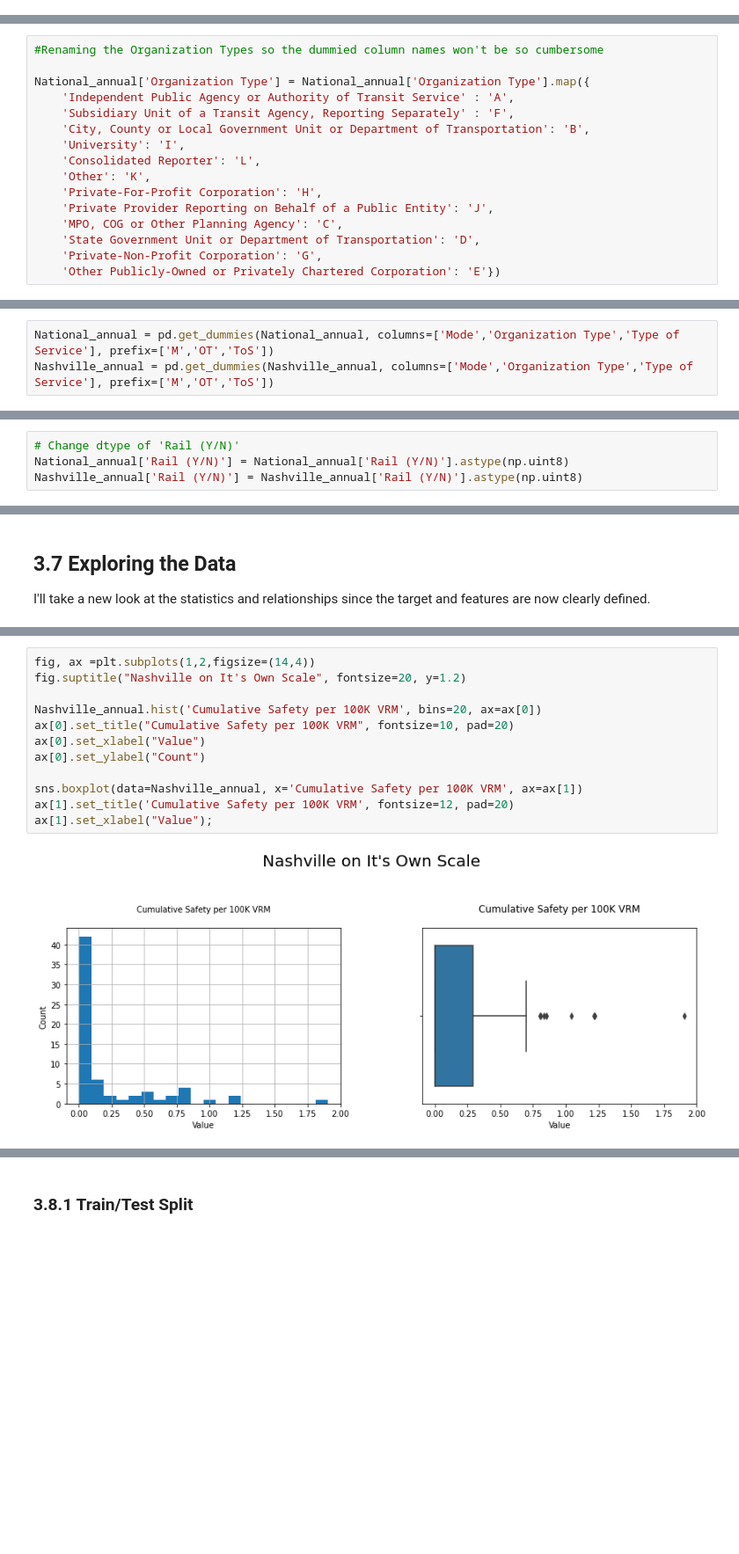
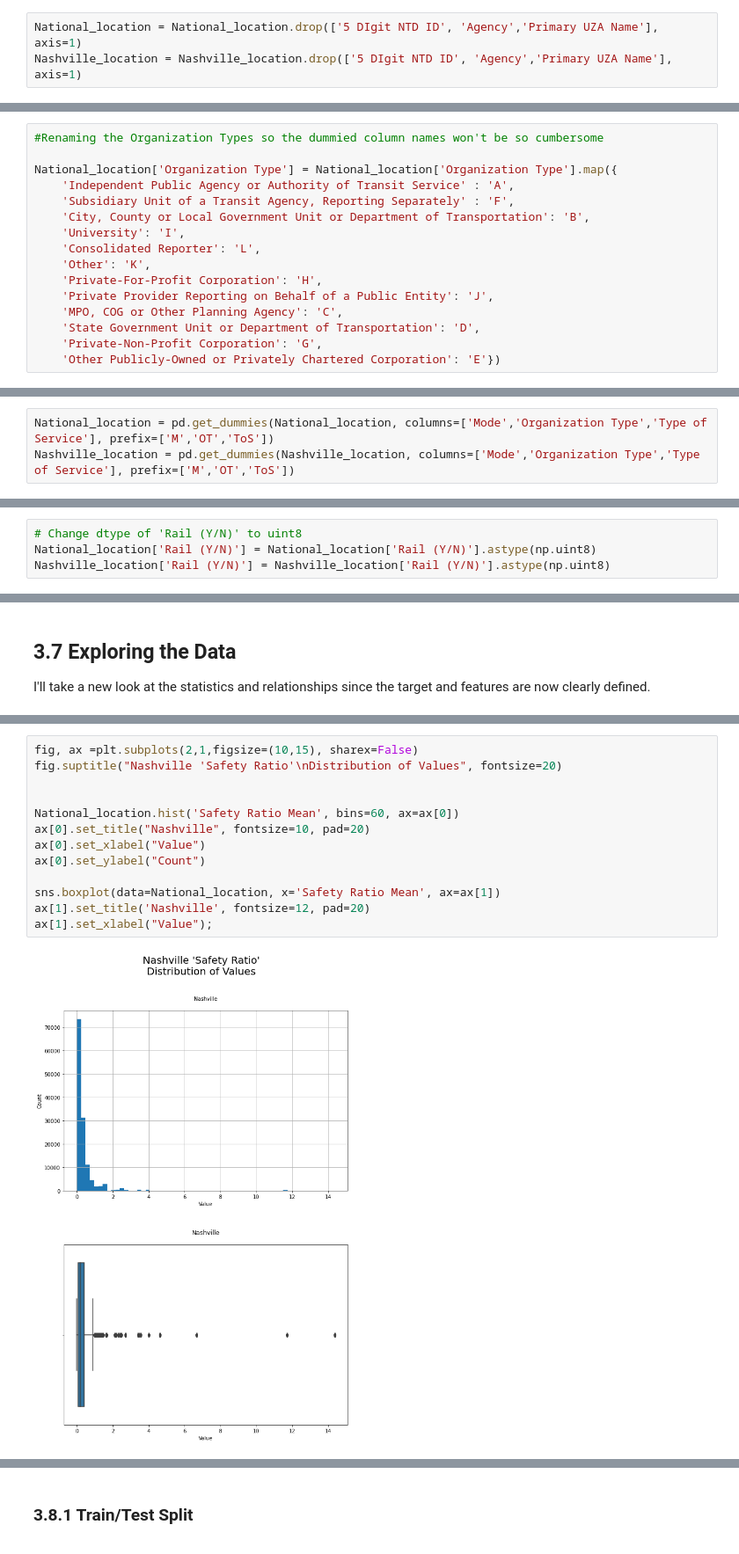
Before and after one commit to tamarahorne/Springboard, a Jupyter notebook: Capstone Project 2/notebooks/04_Preprocessing_and_Training.ipynb, the cells around one changed output, grey strips where cells are left out. Shown at 88% size. Drawn from its saved outputs; the diff is of its cells as text; blank space fills up the shorter version.

Commit message:
aggregated to location

```diff
--- a/Capstone Project 2/notebooks/04_Preprocessing_and_Training.ipynb
+++ b/Capstone Project 2/notebooks/04_Preprocessing_and_Training.ipynb
@@ -399,0 +317,3 @@ National_annual['Cumulative Safety per 100K VRM'].hist(by=National_annual['Mode'
+# %%
+National_location = National_location.drop(['5 DIgit NTD ID', 'Agency','Primary UZA Name'], axis=1)
+Nashville_location = Nashville_location.drop(['5 DIgit NTD ID', 'Agency','Primary UZA Name'], axis=1)
@@ -420,7 +362,7 @@ Name: Organization Type, dtype: int64
 # %%
 #Renaming the Organization Types so the dummied column names won't be so cumbersome
 
-National_annual['Organization Type'] = National_annual['Organization Type'].map({
+National_location['Organization Type'] = National_location['Organization Type'].map({
     'Independent Public Agency or Authority of Transit Service' : 'A',
     'Subsidiary Unit of a Transit Agency, Reporting Separately' : 'F',
     'City, County or Local Government Unit or Department of Transportation': 'B',
@@ -467,5 +409,5 @@ J     9
 Name: Organization Type, dtype: int64
 # %%
-National_annual = pd.get_dummies(National_annual, columns=['Mode','Organization Type','Type of Service'], prefix=['M','OT','ToS'])
-Nashville_annual = pd.get_dummies(Nashville_annual, columns=['Mode','Organization Type','Type of Service'], prefix=['M','OT','ToS'])
+National_location = pd.get_dummies(National_location, columns=['Mode','Organization Type','Type of Service'], prefix=['M','OT','ToS'])
+Nashville_location = pd.get_dummies(Nashville_location, columns=['Mode','Organization Type','Type of Service'], prefix=['M','OT','ToS'])
 # %%
@@ -479,4 +421,4 @@ Nashville_annual.shape
 # %%
-# Change dtype of 'Rail (Y/N)'
-National_annual['Rail (Y/N)'] = National_annual['Rail (Y/N)'].astype(np.uint8)
-Nashville_annual['Rail (Y/N)'] = Nashville_annual['Rail (Y/N)'].astype(np.uint8)
+# Change dtype of 'Rail (Y/N)' to uint8
+National_location['Rail (Y/N)'] = National_location['Rail (Y/N)'].astype(np.uint8)
+Nashville_location['Rail (Y/N)'] = Nashville_location['Rail (Y/N)'].astype(np.uint8)
@@ -693,15 +558,16 @@ ax[1].set_xlabel("Value");
 # %%
-fig, ax =plt.subplots(1,2,figsize=(14,4))
-fig.suptitle("Nashville on It's Own Scale", fontsize=20, y=1.2)
+fig, ax =plt.subplots(2,1,figsize=(10,15), sharex=False)
+fig.suptitle("Nashville 'Safety Ratio'\nDistribution of Values", fontsize=20)
 
-Nashville_annual.hist('Cumulative Safety per 100K VRM', bins=20, ax=ax[0])
-ax[0].set_title("Cumulative Safety per 100K VRM", fontsize=10, pad=20)
+
+National_location.hist('Safety Ratio Mean', bins=60, ax=ax[0])
+ax[0].set_title("Nashville", fontsize=10, pad=20)
 ax[0].set_xlabel("Value")
 ax[0].set_ylabel("Count")
 
-sns.boxplot(data=Nashville_annual, x='Cumulative Safety per 100K VRM', ax=ax[1])
-ax[1].set_title('Cumulative Safety per 100K VRM', fontsize=12, pad=20)
+sns.boxplot(data=National_location, x='Safety Ratio Mean', ax=ax[1])
+ax[1].set_title('Nashville', fontsize=12, pad=20)
 ax[1].set_xlabel("Value");
 # %% [output]
-[figure, old version]
+[figure, new version]
 # %%
```
Also changed, not shown: parts of 89 cells of this notebook.
